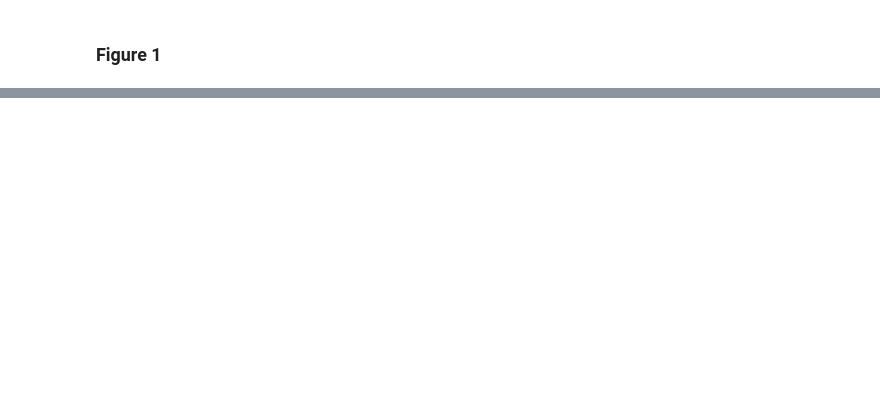
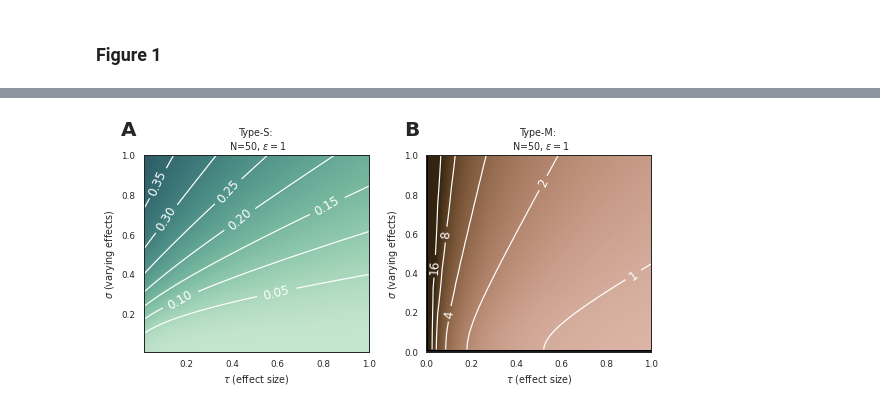
Before and after one commit to josephbb/ReplicationSurveys, a Jupyter notebook: Theory.ipynb, the cells around one changed output, grey strips where cells are left out. Saved outputs shown, nothing was run; the diff lists cells and outputs as text; code cells hidden in the pictures; blank space fills up the shorter version.

```diff
--- a/Theory.ipynb
+++ b/Theory.ipynb
@@ -280,0 +328,56 @@ plt.savefig('./output/figure3.png',dpi=750)
+# %%
+fig, axs = plt.subplots(1,2,figsize=(8,4))
+res = 50
+N=50
+
+
+x= np.linspace(0.01, 1, res)
+y = np.linspace(0.01,1, res)
+X, Y =  np.meshgrid(x,y)
+Z = type_s_vec(X, Y,1,N,.05)
+
+
+lls = np.linspace(0,.5,11)
+CS= axs[0].contour(X, Y, Z,zorder=2,levels=lls, colors='white')
+axs[0].clabel(CS, colors = 'w', fontsize=12) #contour line labels
+
+levels = np.linspace(0,.5,100)
+CSF= axs[0].contourf(X, Y, Z,zorder=1,levels=levels,cmap=sns.color_palette("ch:start=2.8,rot=-.3",as_cmap=True))
+axs[0].set_ylabel(r'$\sigma$' + ' (varying effects)')
+axs[0].set_xlabel(r'$\tau$' + ' (effect size)')
+axs[0].set_title('Type-S:\n N=' + str(N) + ', ' + r'$\epsilon=1$')
+
+
+
+x= np.linspace(0.01, 1, res)
+y = np.linspace(0.01,1, res)
+X, Y =  np.meshgrid(x,y)
+
+Z = type_m_vec(X, Y,1,N,.05)
+
+lls = np.logspace(0,4,5,base=2)
+CS= axs[1].contour(X, Y, Z,zorder=2,levels=lls, colors='white')
+axs[1].clabel(CS, colors = 'w', fontsize=12) #contour line labels
+
+levels = np.logspace(0,8,1000,base=2)-1
+CSF= axs[1].contourf(X, Y, Z,zorder=1,levels=levels,
+                        norm=mpl.colors.LogNorm(vmin=.5, vmax=16),
+                        cmap=sns.color_palette("ch:start=1.3,rot=-.1",as_cmap=True))
+
+axs[1].set_ylabel(r'$\sigma$' + ' (varying effects)')
+axs[1].set_xlabel(r'$\tau$' + ' (effect size)')
+axs[1].set_title('Type-M:\n N=' + str(N)+', ' + r'$\epsilon=1$')
+axs[1].fill_between([0,1],[1,1],color='k',zorder=-1)
+axs[1].set_ylim(0,1)
+axs[1].set_xlim(0,1)
+
+import string
+axs = axs.flat
+for n, ax in enumerate(axs):
+    ax.text(-0.1, 1.1, string.ascii_uppercase[n], transform=ax.transAxes,
+            size=20, weight='bold')
+
+plt.tight_layout()
+plt.savefig('./output/figures/SIFigureTypeSM.png',dpi=300)
+# %% [output]
+[figure, added]
```
Also changed, not shown: parts of 10 cells of this notebook, 11 other files.
